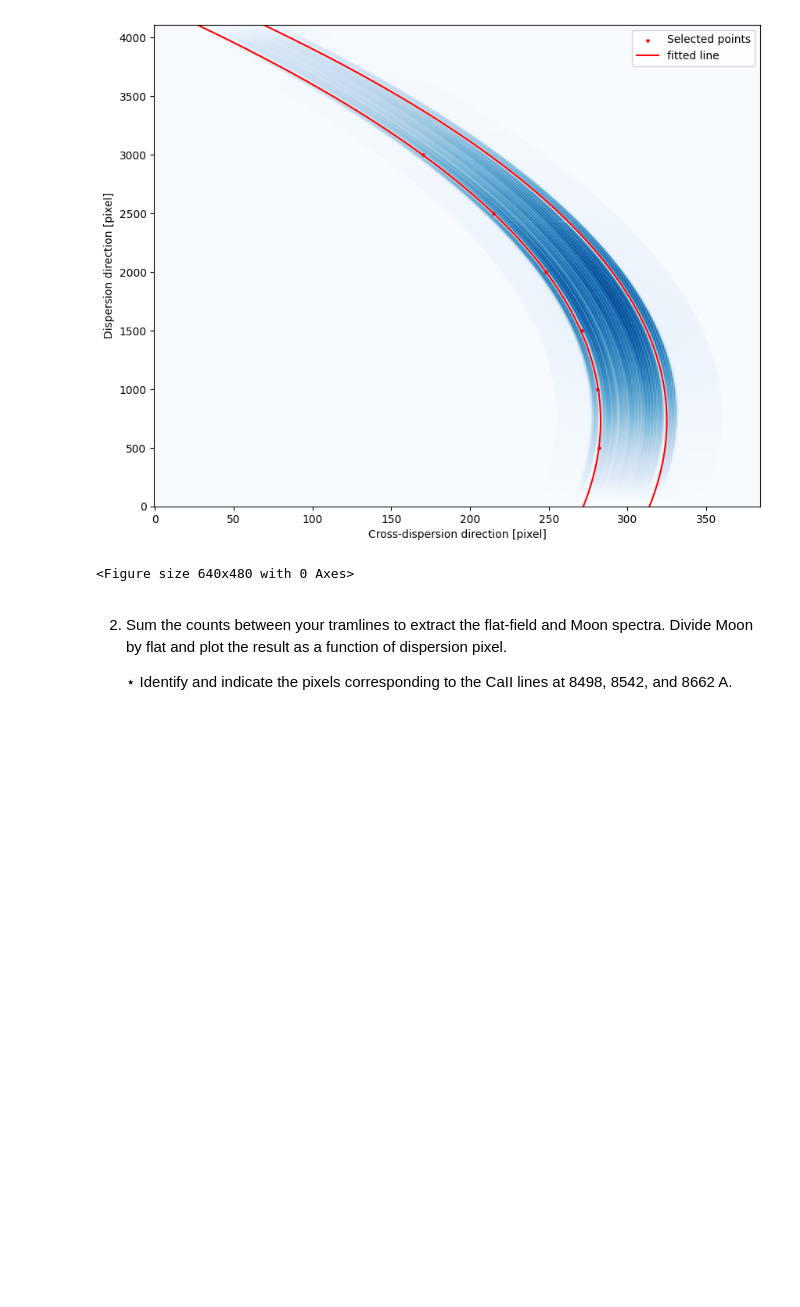
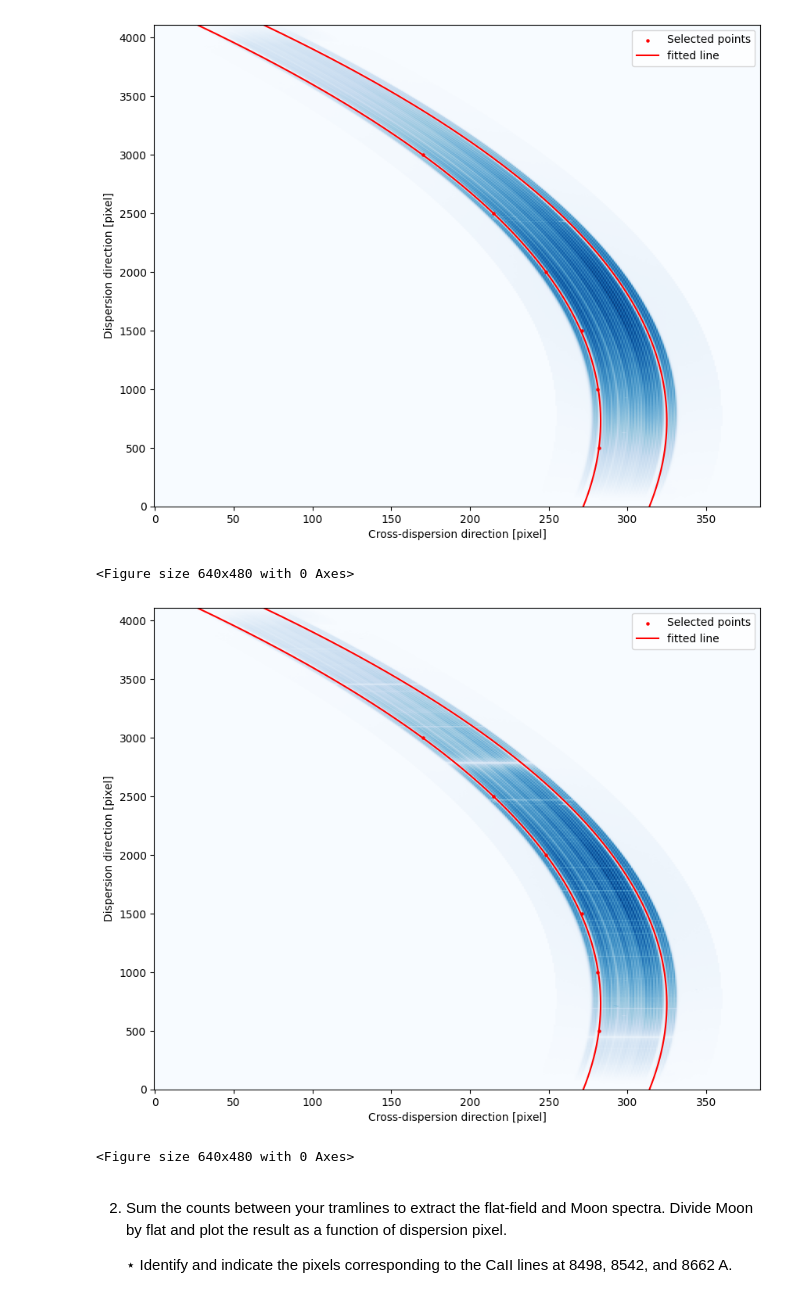
Before and after one commit to u7496134/Assignment_2, a Jupyter notebook: A.1.ipynb, the cells around one changed output. Drawn from its saved outputs; the diff is of its cells as text; code cells hidden in the pictures; blank space fills up the shorter version.

Commit message:
repeated for moon data

```diff
--- a/A.1.ipynb
+++ b/A.1.ipynb
@@ -401,7 +401,7 @@ x_points2 = x_points + 42
 degree = 3
 fit1 = np.poly1d(np.polyfit(y_points, x_points, degree))
 fit2 = np.poly1d(np.polyfit(y_points, x_points2, degree))
-y_all = np.linspace(0, flat.shape[0]-1, 1000)
+y_all = np.arange(flat.shape[0])
 
 x_fit1 = fit1(y_all)
 x_fit2 = fit2(y_all)
@@ -442,6 +442,48 @@ plt.savefig(file_path)
 # %% [output]
 [figure]
 <Figure size 640x480 with 0 Axes>
+# %%
+# repeat for moon
+y_moon = np.arange(moon.shape[0])
+x_fit1 = fit1(y_moon)
+x_fit2 = fit2(y_moon)
+
+# plotting the fit to the tramlines
+plt.figure(figsize=(10,8))
+plt.imshow(moon, origin='lower', aspect='auto', cmap='Blues')
+
+# plotting the selected points for verification
+plt.scatter(
+    x_points,
+    y_points,
+    color='red',
+    s=5,
+    label="Selected points"
+)
+
+# plotting the fitted line
+plt.plot(
+    x_fit1,
+    y_all,
+    'r-',
+    label="fitted line"
+)
+plt.plot(
+    x_fit2,
+    y_all,
+    'r-',
+)
+
+plt.xlabel("Cross-dispersion direction [pixel]")
+plt.ylabel("Dispersion direction [pixel]")
+plt.legend()
+plt.show()
+
+file_path = os.path.join('figures', 'q4_1_tramlines_moon_fitted.png')
+plt.savefig(file_path)
+# %% [output]
+[figure, added]
+<Figure size 640x480 with 0 Axes>
 # %% [markdown]
 2. Sum the counts between your tramlines to extract the flat-field and Moon spectra. Divide Moon by flat and plot the result as a function of dispersion pixel.
 
```
